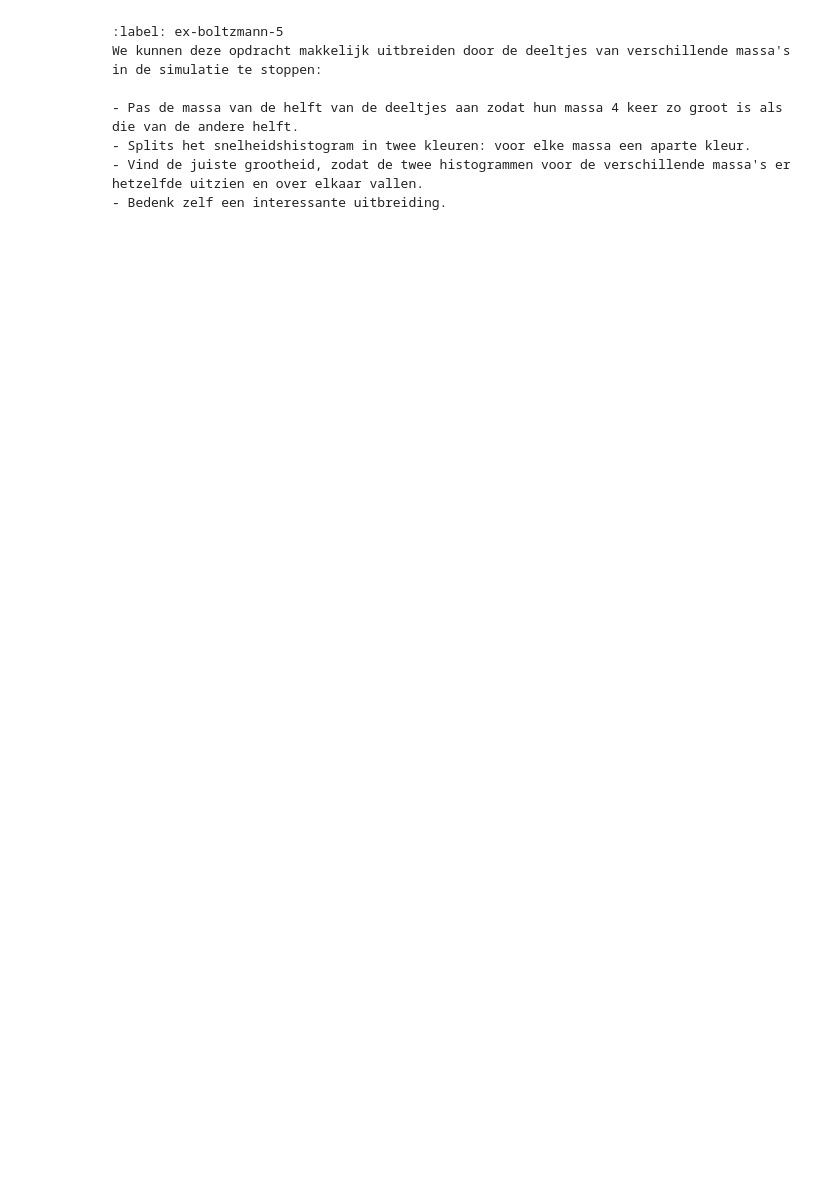
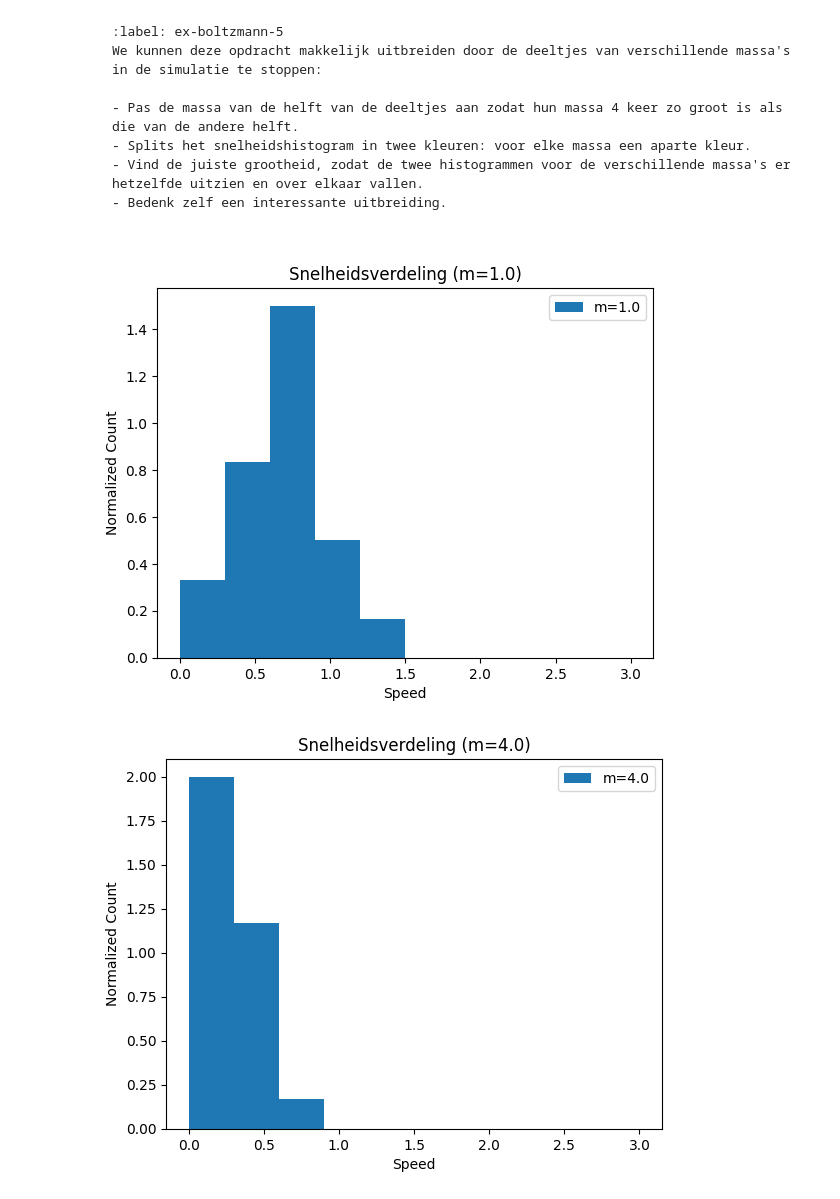
Before and after one commit to Ikbenjamin07/thermolab_MatthijsvOostrum_BenGeertman_groepje_3.5, a Jupyter notebook: Content/PySim/6_boltzmann.ipynb, the cells around one changed output. Saved outputs shown, nothing was run; the diff lists cells and outputs as text; code cells hidden in the pictures; blank space fills up the shorter version.

```diff
--- a/Content/PySim/6_boltzmann.ipynb
+++ b/Content/PySim/6_boltzmann.ipynb
@@ -378,3 +395,58 @@ We kunnen deze opdracht makkelijk uitbreiden door de deeltjes van verschillende
 - Splits het snelheidshistogram in twee kleuren: voor elke massa een aparte kleur.
 - Vind de juiste grootheid, zodat de twee histogrammen voor de verschillende massa's er hetzelfde uitzien en over elkaar vallen.
 - Bedenk zelf een interessante uitbreiding.
+# %%
+#your code/answer
+def create_different_mass_particles(particles):
+    """ Leegmaken en opnieuw aanmaken van deeltjes met uniforme snelheid in lijst """
+    particles.clear()
+    #your code/answer
+    for i in range(int(N/2)):
+        vy = np.random.uniform(0, V_0)
+        pos = np.random.uniform(-BOX_SIZE_0/2 + RADIUS, BOX_SIZE_0/2 - RADIUS, 2)
+        particles.append(ParticleClass(m=1.0, v=[0, vy], r=pos, R=RADIUS))
+    for i in range(int(N/2)):
+        vy = np.random.uniform(0, V_0)
+        pos = np.random.uniform(-BOX_SIZE_0/2 + RADIUS, BOX_SIZE_0/2 - RADIUS, 2)
+        particles.append(ParticleClass(m=4.0, v=[0, vy], r=pos, R=RADIUS))
+
+particles = []
+num_bins = 10
+tot_counts = np.zeros(num_bins, dtype=float)
+
+create_different_mass_particles(particles)
+
+for i in range(5000):
+    take_time_step(particles)
+    if i % 250 == 0:
+        speeds_small = []
+        speeds_big = []
+        for p in particles:
+            if p.m == 1.0:
+                speeds_small.append(np.linalg.norm(p.v))
+            else:
+                speeds_big.append(np.linalg.norm(p.v))
+        # Calculate histograms for each mass group
+        partial_counts_small, bins_small = np.histogram(speeds_small, bins=num_bins, density=True, range=[0,3*V_0])
+        partial_counts_big, bins_big = np.histogram(speeds_big, bins=num_bins, density=True, range=[0,3*V_0])
+
+# Plot histogram for small mass particles
+plt.figure()
+plt.stairs(partial_counts_small, bins_small, fill=True, label='m=1.0')
+plt.xlabel('Speed')
+plt.ylabel('Normalized Count')
+plt.title('Snelheidsverdeling (m=1.0)')
+plt.legend()
+plt.show()
+
+# Plot histogram for big mass particles
+plt.figure()
+plt.stairs(partial_counts_big, bins_big, fill=True, label='m=4.0')
+plt.xlabel('Speed')
+plt.ylabel('Normalized Count')
+plt.title('Snelheidsverdeling (m=4.0)')
+plt.legend()
+plt.show()
+# %% [output]
+[figure, added]
+[figure, added]
```
Also changed, not shown: parts of 6 cells of this notebook.
